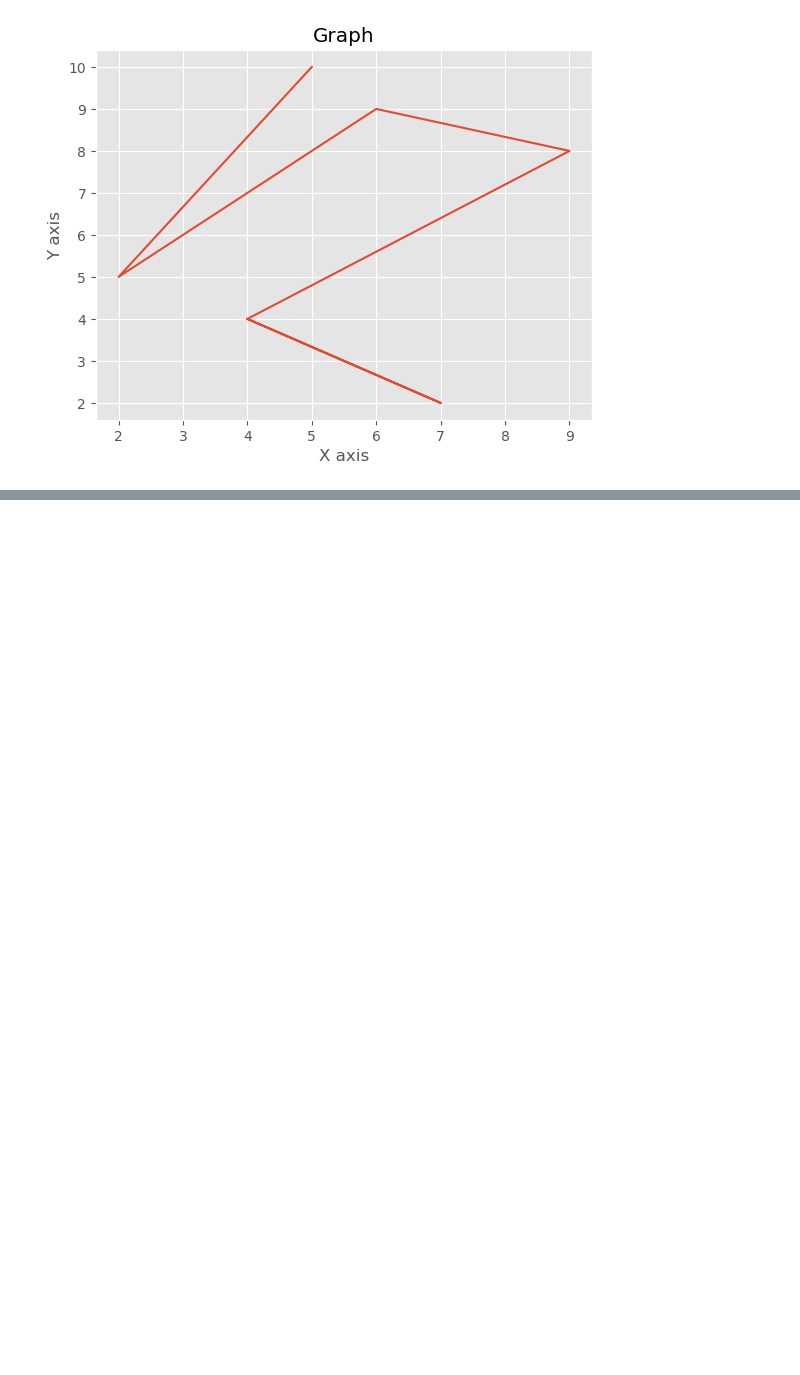
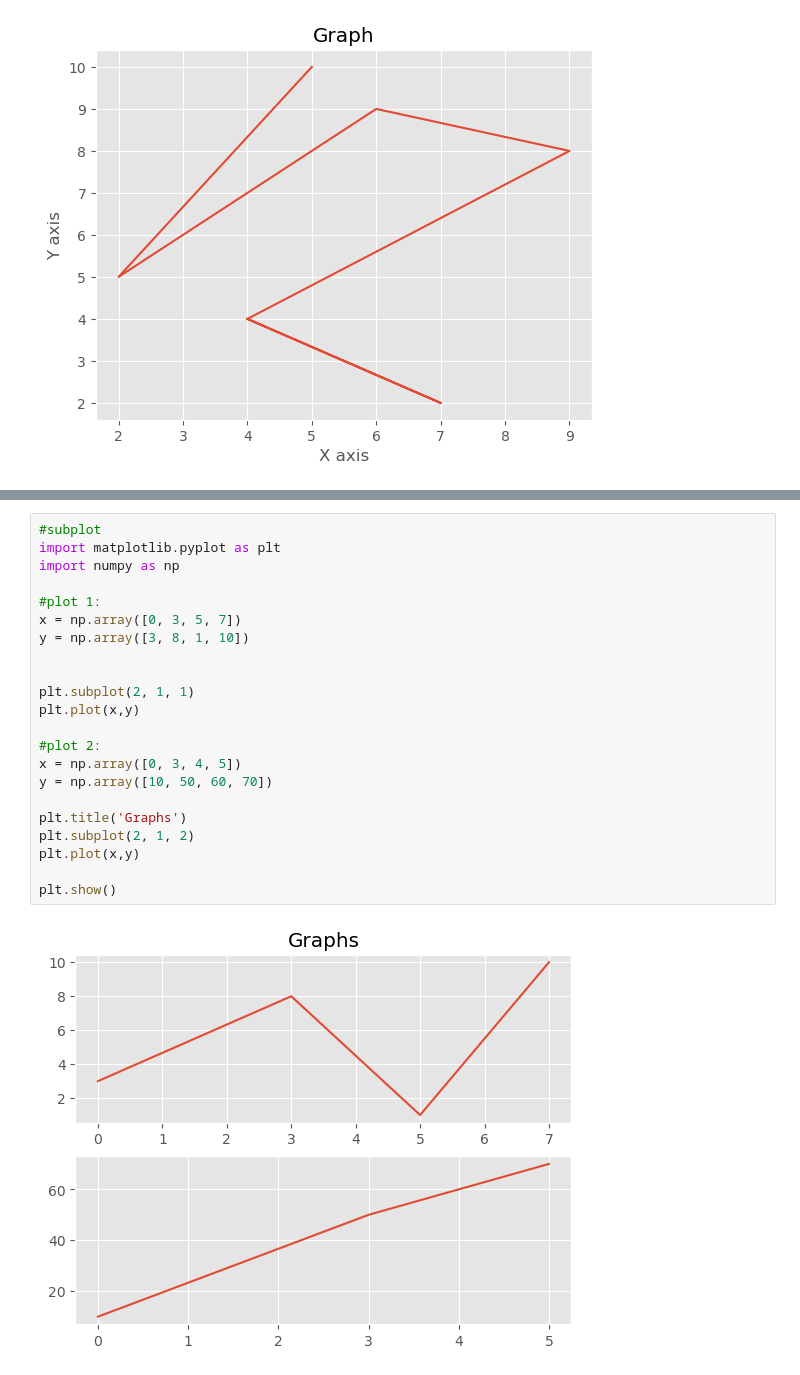
Before and after one commit to Maanas10/DataScience-Lab, a Jupyter notebook: 4.Data Visualization.ipynb, the cells around one changed output, grey strips where cells are left out. Drawn from its saved outputs; the diff is of its cells as text; blank space fills up the shorter version.

```diff
--- a/4.Data Visualization.ipynb
+++ b/4.Data Visualization.ipynb
@@ -32,0 +34,24 @@ fig.show()
+# %%
+#subplot
+import matplotlib.pyplot as plt
+import numpy as np
+
+#plot 1:
+x = np.array([0, 3, 5, 7])
+y = np.array([3, 8, 1, 10])
+
+
+plt.subplot(2, 1, 1)
+plt.plot(x,y)
+
+#plot 2:
+x = np.array([0, 3, 4, 5])
+y = np.array([10, 50, 60, 70])
+
+plt.title('Graphs')
+plt.subplot(2, 1, 2)
+plt.plot(x,y)
+
+plt.show()
+# %% [output]
+[figure, added]
```
Also changed, not shown: parts of 1 cell of this notebook.
